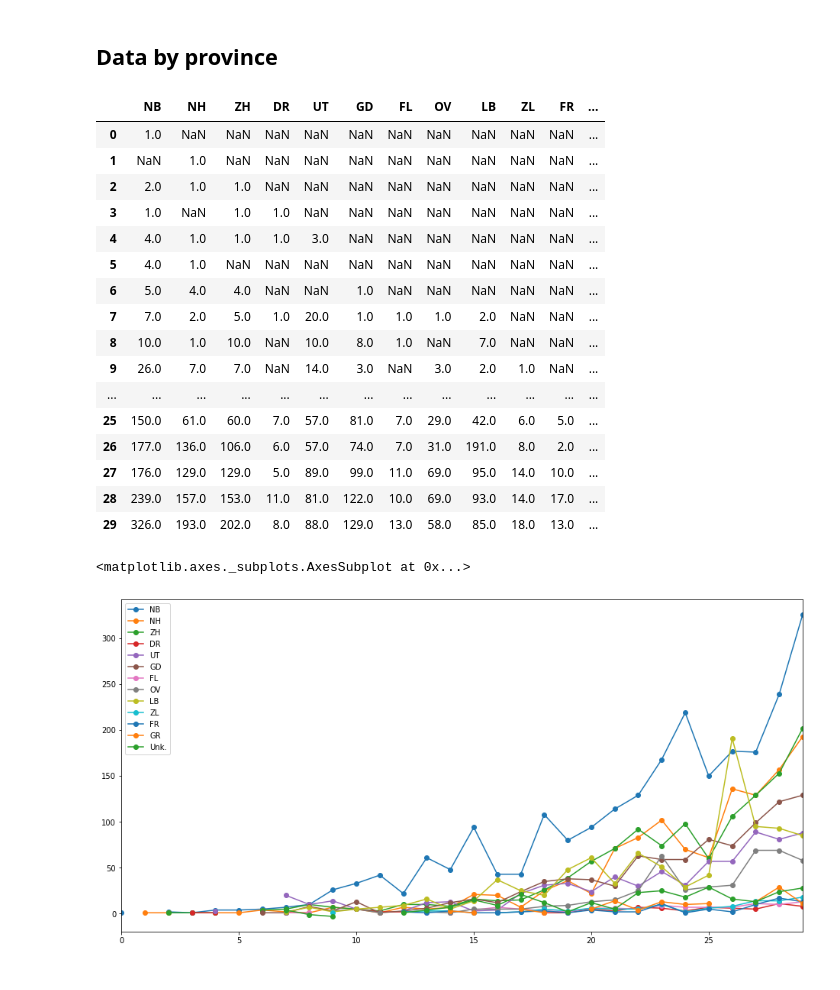
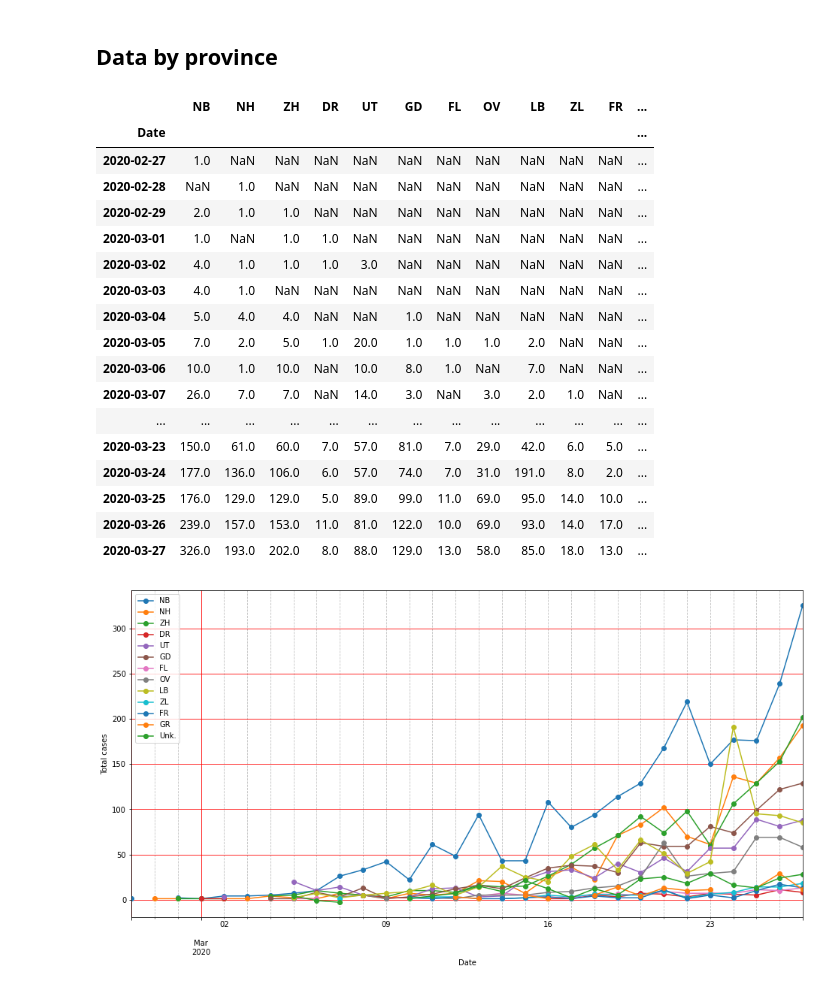
Before and after one commit to acorbe/covid19-analytics-NL-EU, a Jupyter notebook: Corona_stats.ipynb, the cells around one changed output. Drawn from its saved outputs; the diff is of its cells as text; code cells hidden in the pictures.

```diff
--- a/Corona_stats.ipynb
+++ b/Corona_stats.ipynb
@@ -293,6 +296,9 @@ plt.legend()
 # %% [markdown]
 # Netherdelands data - from wikipedia
 # %%
+## importing and cleaning data from citations.
+## relevant columns are casted to numbers (float)
+
 my_html_table = "https://en.wikipedia.org/wiki/Template:2019%E2%80%9320_coronavirus_pandemic_data/Netherlands_medical_cases"
 
 import pandas as pd
@@ -305,9 +311,17 @@ def split_if_necessary(x):
   try:
     value = x.split('[')[0]
   except:
-    value = x
+    value = float(x)
 
   return value
 
 NL_situation_cleaned = NL_situation.applymap(split_if_necessary)
-NL_situation_cleaned.columns
+numeric_columns = [ x for  x in NL_situation_cleaned.columns
+                   if x[0] not in ["Date[a]", "Source(s)"] and x[1] not in ["Diff."] ]
+
+NL_situation_cleaned[numeric_columns] = NL_situation_cleaned[numeric_columns].astype(float)
+# converting dates
+NL_situation_cleaned[("Date[a]","Date[a]")] = pd.to_datetime(NL_situation_cleaned["Date[a]"]["Date[a]"])
+
+NL_situation_cleaned = NL_situation_cleaned.set_index(NL_situation_cleaned[("Date[a]","Date[a]")])
+NL_situation_cleaned.index.rename("Date",inplace=True)
@@ -332,29 +328,37 @@ MultiIndex([(         'Date[a]',   'Date[a]'),
 # %% [markdown]
 ## Data by province
 # %%
-NL_situation_cleaned['Province'].astype(float)
+NL_situation_cleaned["Province"]
 # %% [output]
 |  | NB | NH | ZH | DR | UT | GD | FL | OV | LB | ZL | FR | ... |
-| 0 | 1.0 | NaN | NaN | NaN | NaN | NaN | NaN | NaN | NaN | NaN | NaN | ... |
-| 1 | NaN | 1.0 | NaN | NaN | NaN | NaN | NaN | NaN | NaN | NaN | NaN | ... |
-| 2 | 2.0 | 1.0 | 1.0 | NaN | NaN | NaN | NaN | NaN | NaN | NaN | NaN | ... |
-| 3 | 1.0 | NaN | 1.0 | 1.0 | NaN | NaN | NaN | NaN | NaN | NaN | NaN | ... |
-| 4 | 4.0 | 1.0 | 1.0 | 1.0 | 3.0 | NaN | NaN | NaN | NaN | NaN | NaN | ... |
-| 5 | 4.0 | 1.0 | NaN | NaN | NaN | NaN | NaN | NaN | NaN | NaN | NaN | ... |
-| 6 | 5.0 | 4.0 | 4.0 | NaN | NaN | 1.0 | NaN | NaN | NaN | NaN | NaN | ... |
-| 7 | 7.0 | 2.0 | 5.0 | 1.0 | 20.0 | 1.0 | 1.0 | 1.0 | 2.0 | NaN | NaN | ... |
-| 8 | 10.0 | 1.0 | 10.0 | NaN | 10.0 | 8.0 | 1.0 | NaN | 7.0 | NaN | NaN | ... |
-| 9 | 26.0 | 7.0 | 7.0 | NaN | 14.0 | 3.0 | NaN | 3.0 | 2.0 | 1.0 | NaN | ... |
+| Date |  |  |  |  |  |  |  |  |  |  |  | ... |
+| 2020-02-27 | 1.0 | NaN | NaN | NaN | NaN | NaN | NaN | NaN | NaN | NaN | NaN | ... |
+| 2020-02-28 | NaN | 1.0 | NaN | NaN | NaN | NaN | NaN | NaN | NaN | NaN | NaN | ... |
+| 2020-02-29 | 2.0 | 1.0 | 1.0 | NaN | NaN | NaN | NaN | NaN | NaN | NaN | NaN | ... |
+| 2020-03-01 | 1.0 | NaN | 1.0 | 1.0 | NaN | NaN | NaN | NaN | NaN | NaN | NaN | ... |
+| 2020-03-02 | 4.0 | 1.0 | 1.0 | 1.0 | 3.0 | NaN | NaN | NaN | NaN | NaN | NaN | ... |
+| 2020-03-03 | 4.0 | 1.0 | NaN | NaN | NaN | NaN | NaN | NaN | NaN | NaN | NaN | ... |
+| 2020-03-04 | 5.0 | 4.0 | 4.0 | NaN | NaN | 1.0 | NaN | NaN | NaN | NaN | NaN | ... |
+| 2020-03-05 | 7.0 | 2.0 | 5.0 | 1.0 | 20.0 | 1.0 | 1.0 | 1.0 | 2.0 | NaN | NaN | ... |
+| 2020-03-06 | 10.0 | 1.0 | 10.0 | NaN | 10.0 | 8.0 | 1.0 | NaN | 7.0 | NaN | NaN | ... |
+| 2020-03-07 | 26.0 | 7.0 | 7.0 | NaN | 14.0 | 3.0 | NaN | 3.0 | 2.0 | 1.0 | NaN | ... |
 | ... | ... | ... | ... | ... | ... | ... | ... | ... | ... | ... | ... | ... |
-| 25 | 150.0 | 61.0 | 60.0 | 7.0 | 57.0 | 81.0 | 7.0 | 29.0 | 42.0 | 6.0 | 5.0 | ... |
-| 26 | 177.0 | 136.0 | 106.0 | 6.0 | 57.0 | 74.0 | 7.0 | 31.0 | 191.0 | 8.0 | 2.0 | ... |
-| 27 | 176.0 | 129.0 | 129.0 | 5.0 | 89.0 | 99.0 | 11.0 | 69.0 | 95.0 | 14.0 | 10.0 | ... |
-| 28 | 239.0 | 157.0 | 153.0 | 11.0 | 81.0 | 122.0 | 10.0 | 69.0 | 93.0 | 14.0 | 17.0 | ... |
-| 29 | 326.0 | 193.0 | 202.0 | 8.0 | 88.0 | 129.0 | 13.0 | 58.0 | 85.0 | 18.0 | 13.0 | ... |
+| 2020-03-23 | 150.0 | 61.0 | 60.0 | 7.0 | 57.0 | 81.0 | 7.0 | 29.0 | 42.0 | 6.0 | 5.0 | ... |
+| 2020-03-24 | 177.0 | 136.0 | 106.0 | 6.0 | 57.0 | 74.0 | 7.0 | 31.0 | 191.0 | 8.0 | 2.0 | ... |
+| 2020-03-25 | 176.0 | 129.0 | 129.0 | 5.0 | 89.0 | 99.0 | 11.0 | 69.0 | 95.0 | 14.0 | 10.0 | ... |
+| 2020-03-26 | 239.0 | 157.0 | 153.0 | 11.0 | 81.0 | 122.0 | 10.0 | 69.0 | 93.0 | 14.0 | 17.0 | ... |
+| 2020-03-27 | 326.0 | 193.0 | 202.0 | 8.0 | 88.0 | 129.0 | 13.0 | 58.0 | 85.0 | 18.0 | 13.0 | ... |
 # %%
 plt.figure(figsize=(16,8))
 ax = plt.gca()
-NL_situation_cleaned['Province'].astype(float).plot(marker='o',ax = ax)
+NL_situation_cleaned['Province'].plot(marker='o',ax = ax)
+plt.ylabel("Total cases")
+
+plt.grid(b=True, which='minor', color='0.75', linestyle='--')
+plt.grid(b=True, which='major', color='red', linestyle='-')
+
+days = mdates.DayLocator()
+ax = plt.gca()
+ax.xaxis.set_minor_locator(days)
 # %% [output]
-<matplotlib.axes._subplots.AxesSubplot at 0x...>
-[figure, old version]
+[figure, new version]
```
Also changed, not shown: parts of 6 cells of this notebook.
